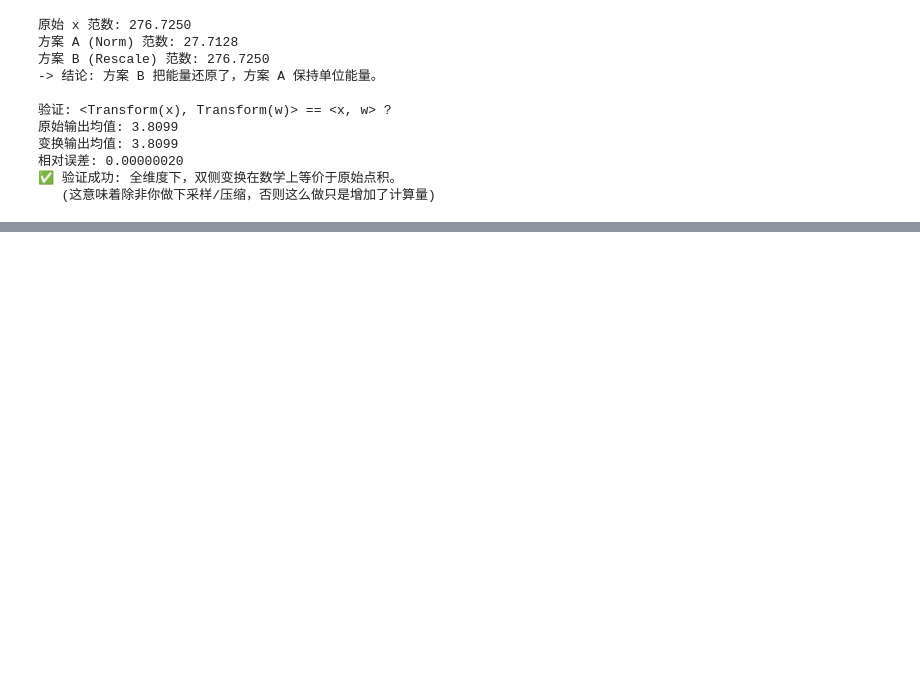
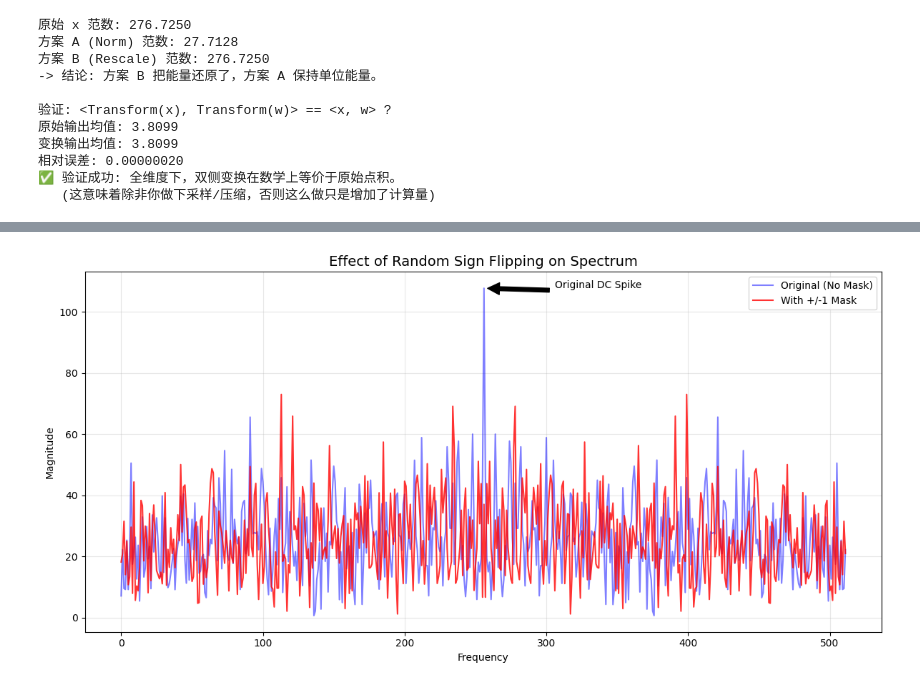
Before and after one commit to ququ-e240021/icml_project, a Jupyter notebook: notebooks/train_cifar.ipynb, the cells around one changed output, grey strips where cells are left out. Cells and saved outputs as stored; diff of their text form; code cells hidden in the pictures; blank space fills up the shorter version.

```diff
--- a/notebooks/train_cifar.ipynb
+++ b/notebooks/train_cifar.ipynb
@@ -491,0 +873,47 @@ if __name__ == '__main__':
+# %%
+import numpy as np
+import matplotlib.pyplot as plt
+
+# 1. 设置参数
+N = 512
+K = 15  # 稀疏度
+
+# 2. 生成稀疏且为正的信号
+x = np.zeros(N)
+indices = np.random.choice(N, K, replace=False)
+x[indices] = np.random.uniform(5, 10, K) # 较大的正数
+
+# 3. 生成 +/- 1 Mask (Rademacher 序列)
+mask = np.random.choice([1, -1], N)
+x_masked = x * mask
+
+# 4. 计算 FFT
+# 情况A: 原始信号
+fft_original = np.abs(np.fft.fftshift(np.fft.fft(x)))
+
+# 情况B: 加 Mask 后的信号
+fft_masked = np.abs(np.fft.fftshift(np.fft.fft(x_masked)))
+
+# 5. 绘图对比
+plt.figure(figsize=(12, 6))
+
+# 画出 FFT 对比
+plt.plot(fft_original, color='blue', alpha=0.5, label='Original (No Mask)')
+plt.plot(fft_masked, color='red', alpha=0.8, linewidth=1.5, label='With +/-1 Mask')
+
+# 标注 DC 分量
+center = N // 2
+plt.annotate('Original DC Spike', xy=(center, fft_original[center]),
+             xytext=(center+50, fft_original[center]),
+             arrowprops=dict(facecolor='black', shrink=0.05))
+
+plt.title('Effect of Random Sign Flipping on Spectrum', fontsize=14)
+plt.legend()
+plt.grid(True, alpha=0.3)
+plt.ylabel('Magnitude')
+plt.xlabel('Frequency')
+
+plt.tight_layout()
+plt.show()
+# %% [output]
+[figure, added]
```
Also changed, not shown: parts of 17 cells of this notebook, 4 other files.
